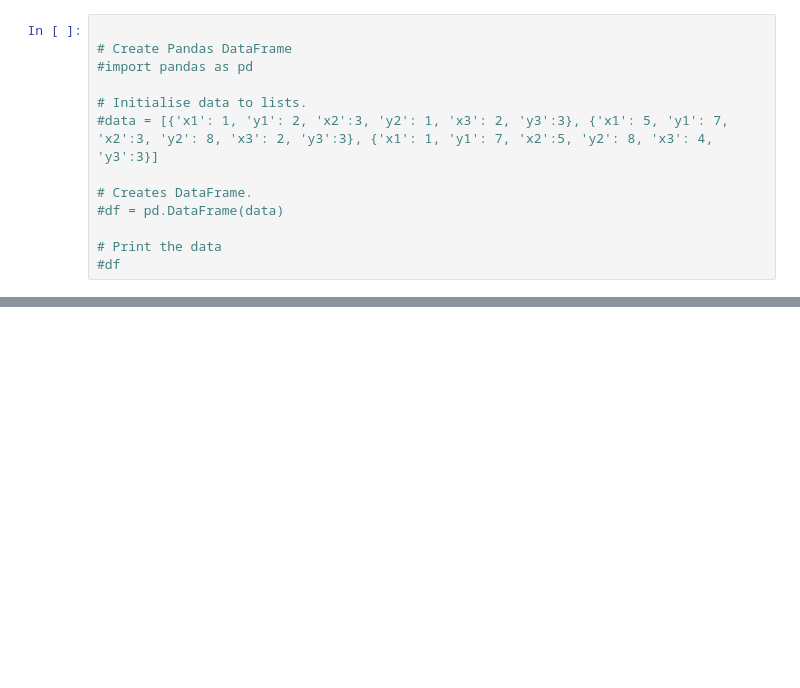
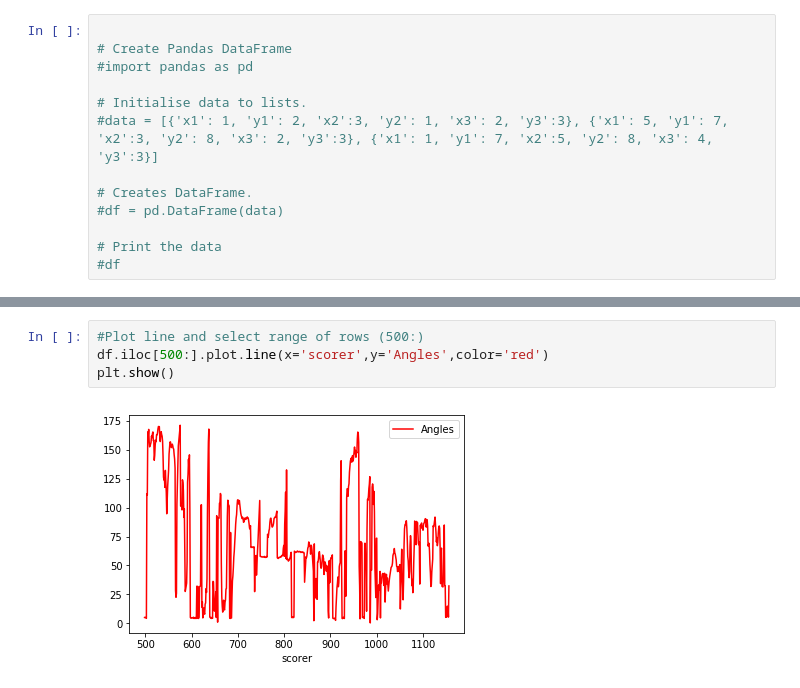
Before and after one commit to salvatoreNRIM/Ridge_analysis, a Jupyter notebook: Ridge_Visualization&Angle.ipynb, the cells around one changed output, grey strips where cells are left out. Drawn from its saved outputs; the diff is of its cells as text; blank space fills up the shorter version.

```diff
--- a/Ridge_Visualization&Angle.ipynb
+++ b/Ridge_Visualization&Angle.ipynb
@@ -120,0 +117,6 @@ df.head()
+# %%
+#Plot line and select range of rows (500:)
+df.iloc[500:].plot.line(x='scorer',y='Angles',color='red')
+plt.show()
+# %% [output]
+[figure, added]
```
Also changed, not shown: parts of 12 cells of this notebook.
